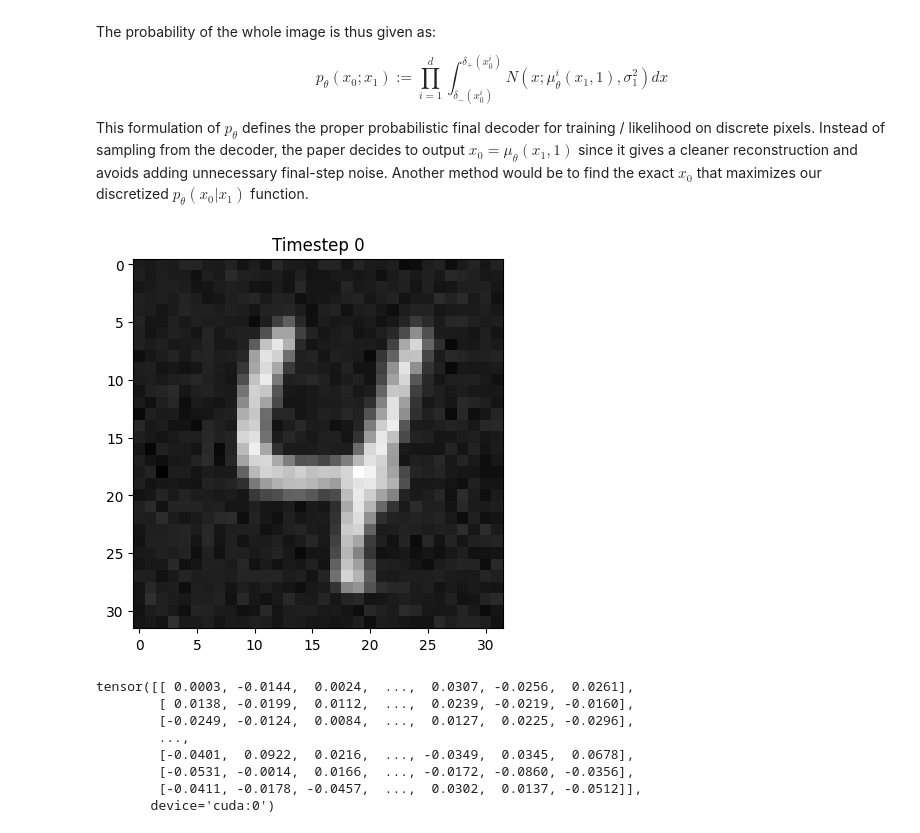
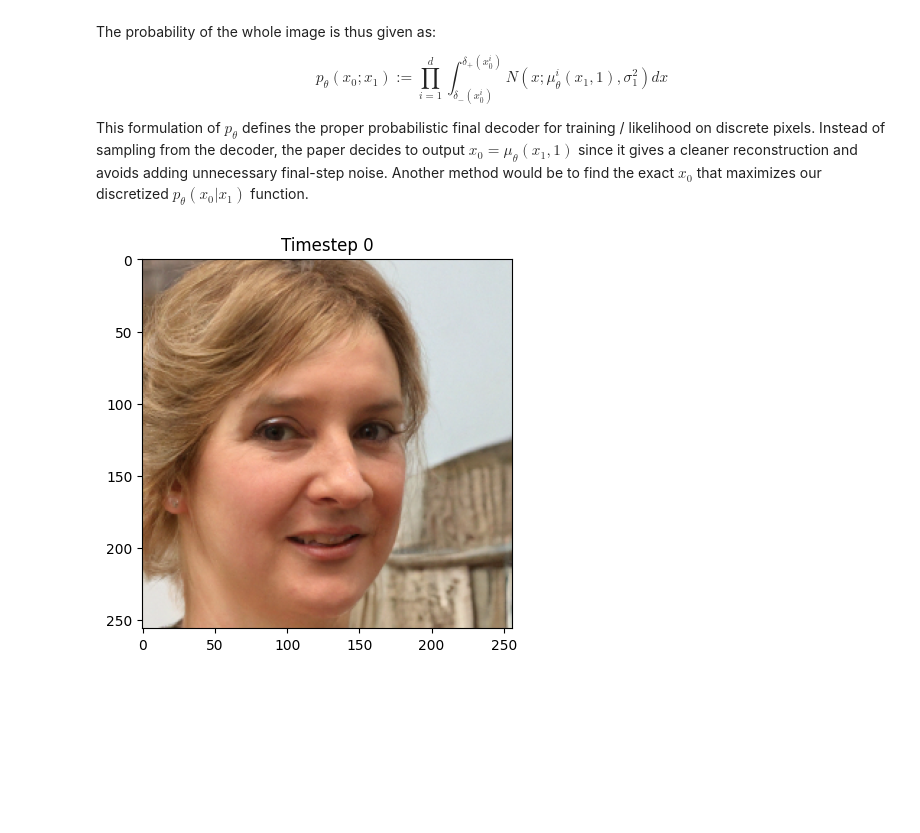
Before and after one commit to NamTran2048/Machine-Learning, a Jupyter notebook: Diffusion Model.ipynb, the cells around one changed output. Drawn from its saved outputs; the diff is of its cells as text; code cells hidden in the pictures; blank space fills up the shorter version.

Commit message:
Added inference code for diffusion

```diff
--- a/Diffusion Model.ipynb
+++ b/Diffusion Model.ipynb
@@ -330,7 +330,7 @@ lr = 1e-4
 epochs = 10
 
 #Math constants
-betas = torch.linspace(0.01, 0.02, 1000, device=device)
+betas = torch.linspace(0.0001, 0.02, 1000, device=device)
 alphas = 1.0 - betas
 alphas_cumprod = torch.cumprod(alphas, dim=0)
 sqrt_alphas_cumprod = torch.sqrt(alphas_cumprod)
@@ -384,49 +384,54 @@ torch.save(
 print("Successfully saved!")
 # %%
 from IPython import display
+from torchvision.utils import make_grid
 device = torch.device("cuda" if torch.cuda.is_available() else "cpu")
 
-model = deepinv.models.DiffUNet(in_channels=1, out_channels=1, pretrained=None).to(device)
-weights = torch.load("trained_diffusion_model.pth", map_location=device)
-model.load_state_dict(weights)
+model = deepinv.models.DiffUNet(in_channels=3, out_channels=3, pretrained="download").to(device) #Pretrained image
+#weights = torch.load("trained_diffusion_model.pth", map_location=device)
+#model.load_state_dict(weights)
 
 model.eval()
 
 n_samples = 1
 
 with torch.no_grad():
-    x = torch.randn(n_samples, 1, image_size, image_size).to(device)
+    x = torch.randn(n_samples, 3, 256, 256).to(device)
 
     for t in reversed(range(1000)):
         t_tensor = torch.ones(n_samples, device=device).long() * t
 
-        predicted_noise = model(x, t_tensor, type_t="timestep")
+        output = model(x, t_tensor, type_t="timestep")
+        predicted_noise = output[:, :3, :, :]
 
         alpha = alphas[t]
         alpha_cumprod = alphas_cumprod[t]
         beta = betas[t]
 
         if t > 0:
             noise = torch.randn_like(x)
         else:
             noise = 0
 
         x = (1 / torch.sqrt(alpha)) * (
             x - (beta / torch.sqrt(1 - alpha_cumprod)) * predicted_noise
         ) + torch.sqrt(beta) * noise
 
-        if t % 200 == 0:
+        if t % 25 == 0:
             display.clear_output(wait=True)
-            plt.imshow(x[0].cpu().squeeze(), cmap='gray')
+            img = x[0].permute(1, 2, 0).cpu()
+            img.squeeze()
+
+            grid = make_grid(
+                img,
+                normalize=True,
+                value_range=(img.min(), img.max()),   # or (img.min().item(), img.max().item())
+                scale_each=False       # keep one global scaling across channels/images
+            )
+
+
+            plt.imshow(grid)
             plt.title(f"Timestep {t}")
             plt.show()
 # %% [output]
-[figure, old version]
+[figure, new version]
-tensor([[ 0.0003, -0.0144,  0.0024,  ...,  0.0307, -0.0256,  0.0261],
-        [ 0.0138, -0.0199,  0.0112,  ...,  0.0239, -0.0219, -0.0160],
-        [-0.0249, -0.0124,  0.0084,  ...,  0.0127,  0.0225, -0.0296],
-        ...,
-        [-0.0401,  0.0922,  0.0216,  ..., -0.0349,  0.0345,  0.0678],
-        [-0.0531, -0.0014,  0.0166,  ..., -0.0172, -0.0860, -0.0356],
-        [-0.0411, -0.0178, -0.0457,  ...,  0.0302,  0.0137, -0.0512]],
-       device='cuda:0')
```
